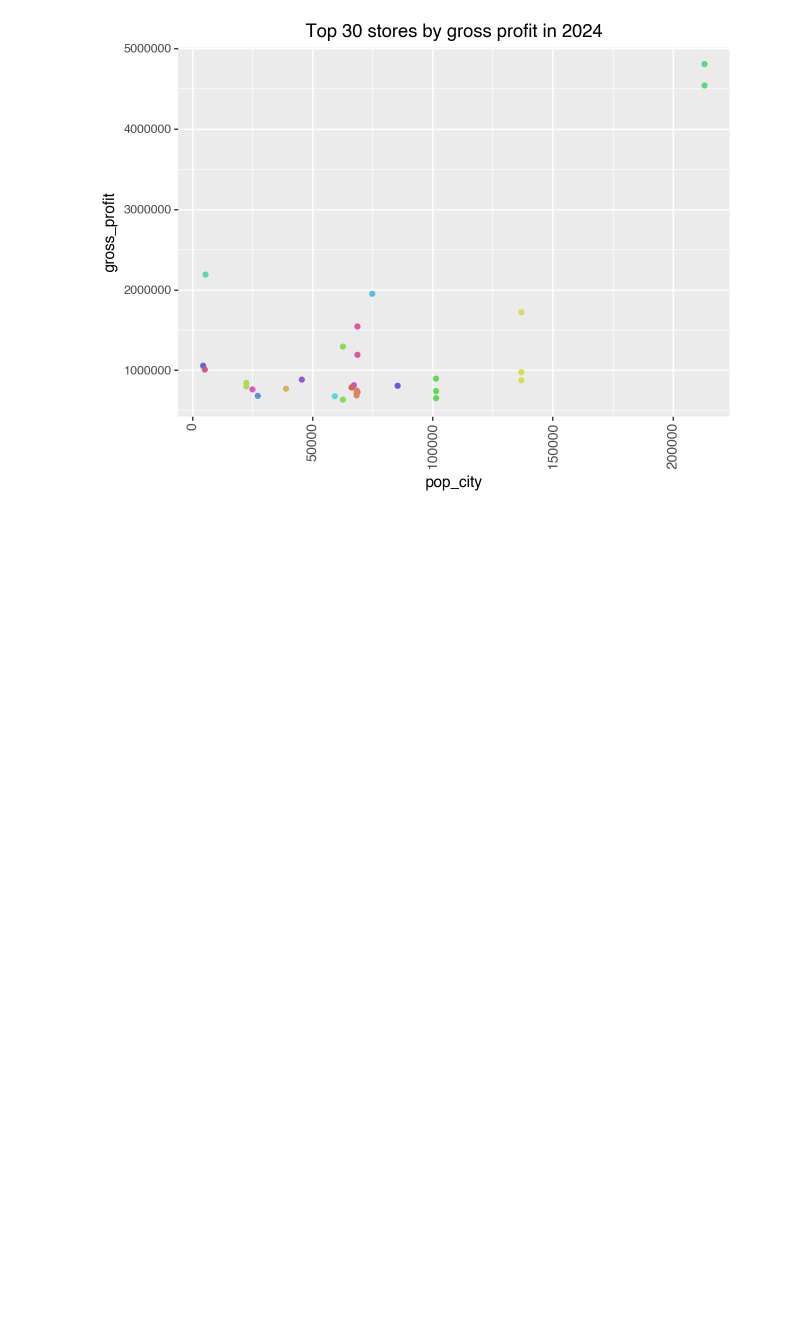
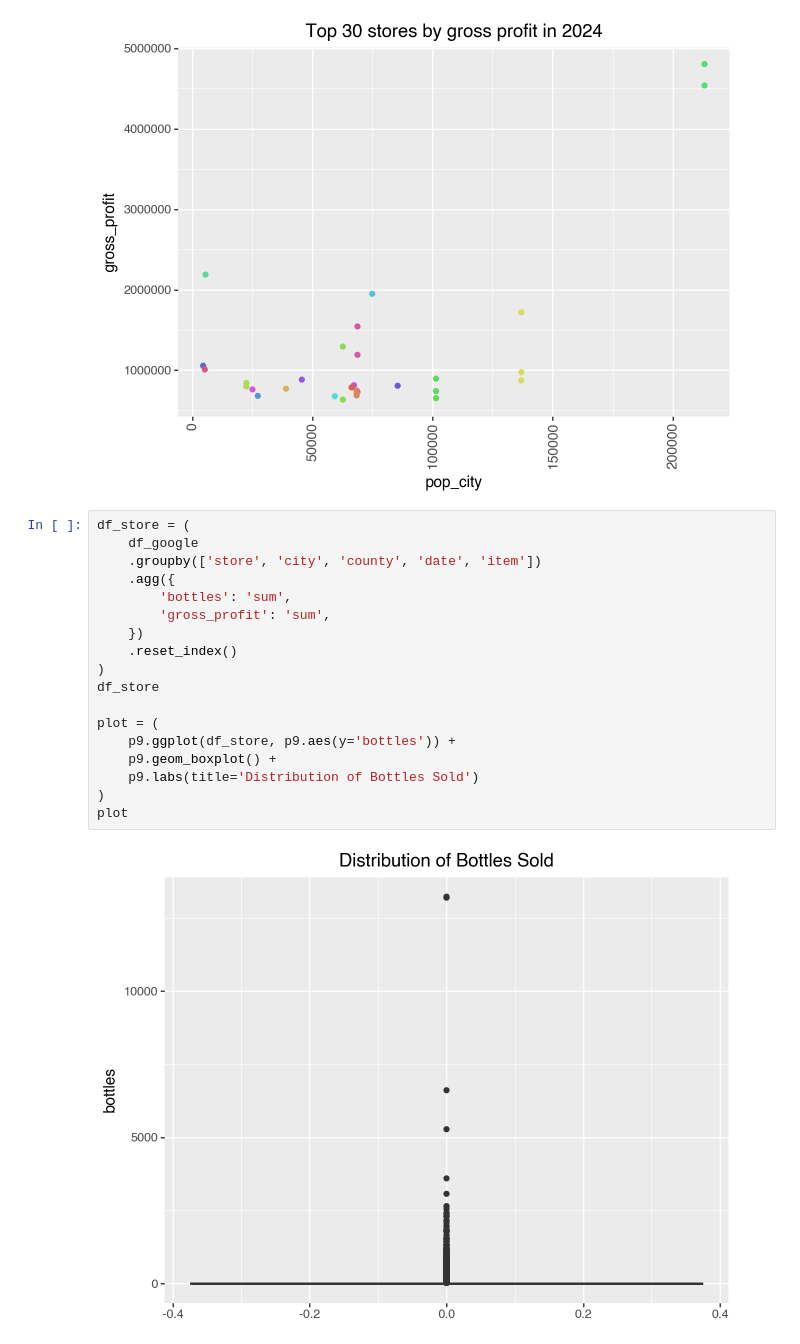
Before and after one commit to advanced-computing/fred-naga-lab2, a Jupyter notebook: iowa_liquor_naga.ipynb, the cells around one changed output. Drawn from its saved outputs; the diff is of its cells as text; blank space fills up the shorter version.

```diff
--- a/iowa_liquor_naga.ipynb
+++ b/iowa_liquor_naga.ipynb
@@ -419,3 +438,23 @@ plot = (
 plot
 # %% [output]
 [figure]
+# %%
+df_store = (
+    df_google
+    .groupby(['store', 'city', 'county', 'date', 'item'])
+    .agg({
+        'bottles': 'sum',
+        'gross_profit': 'sum',
+    })
+    .reset_index()
+)
+df_store
+
+plot = (
+    p9.ggplot(df_store, p9.aes(y='bottles')) +
+    p9.geom_boxplot() +
+    p9.labs(title='Distribution of Bottles Sold')
+)
+plot
+# %% [output]
+[figure, added]
```
Also changed, not shown: parts of 12 cells of this notebook, 5 other files.
